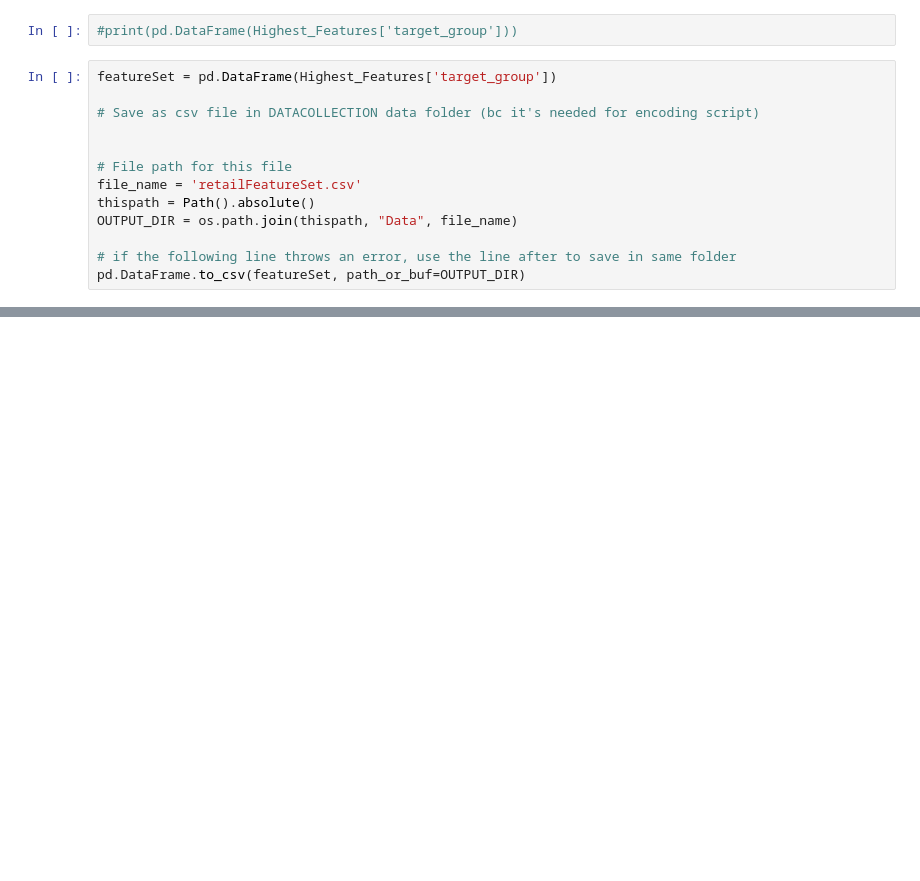
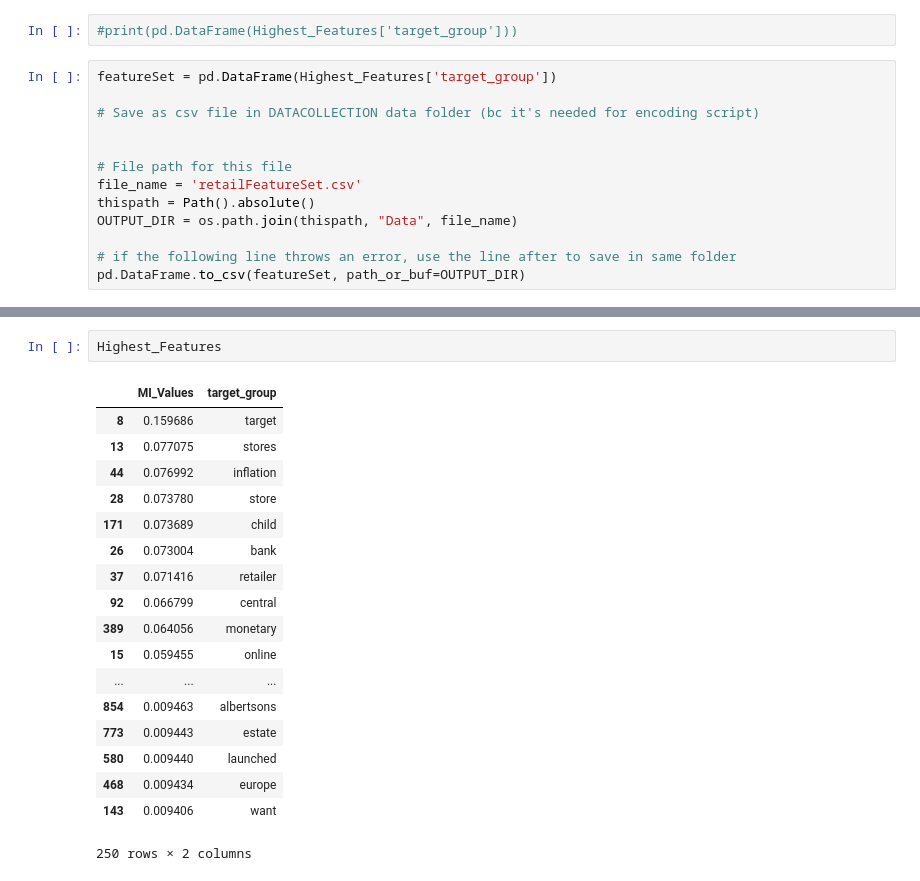
Before and after one commit to RBCCapstone/DataCollection, a Jupyter notebook: Scripts/FeatureSelection.ipynb, the cells around one changed output, grey strips where cells are left out. Saved outputs shown, nothing was run; the diff lists cells and outputs as text; blank space fills up the shorter version.

```diff
--- a/Scripts/FeatureSelection.ipynb
+++ b/Scripts/FeatureSelection.ipynb
@@ -165,0 +195,21 @@ pd.DataFrame.to_csv(featureSet, path_or_buf=OUTPUT_DIR)
+# %%
+Highest_Features
+# %% [output]
+|  | MI_Values | target_group |
+| 8 | 0.159686 | target |
+| 13 | 0.077075 | stores |
+| 44 | 0.076992 | inflation |
+| 28 | 0.073780 | store |
+| 171 | 0.073689 | child |
+| 26 | 0.073004 | bank |
+| 37 | 0.071416 | retailer |
+| 92 | 0.066799 | central |
+| 389 | 0.064056 | monetary |
+| 15 | 0.059455 | online |
+| ... | ... | ... |
+| 854 | 0.009463 | albertsons |
+| 773 | 0.009443 | estate |
+| 580 | 0.009440 | launched |
+| 468 | 0.009434 | europe |
+| 143 | 0.009406 | want |
+250 rows × 2 columns
```
Also changed, not shown: parts of 5 cells of this notebook, 15 other files.
